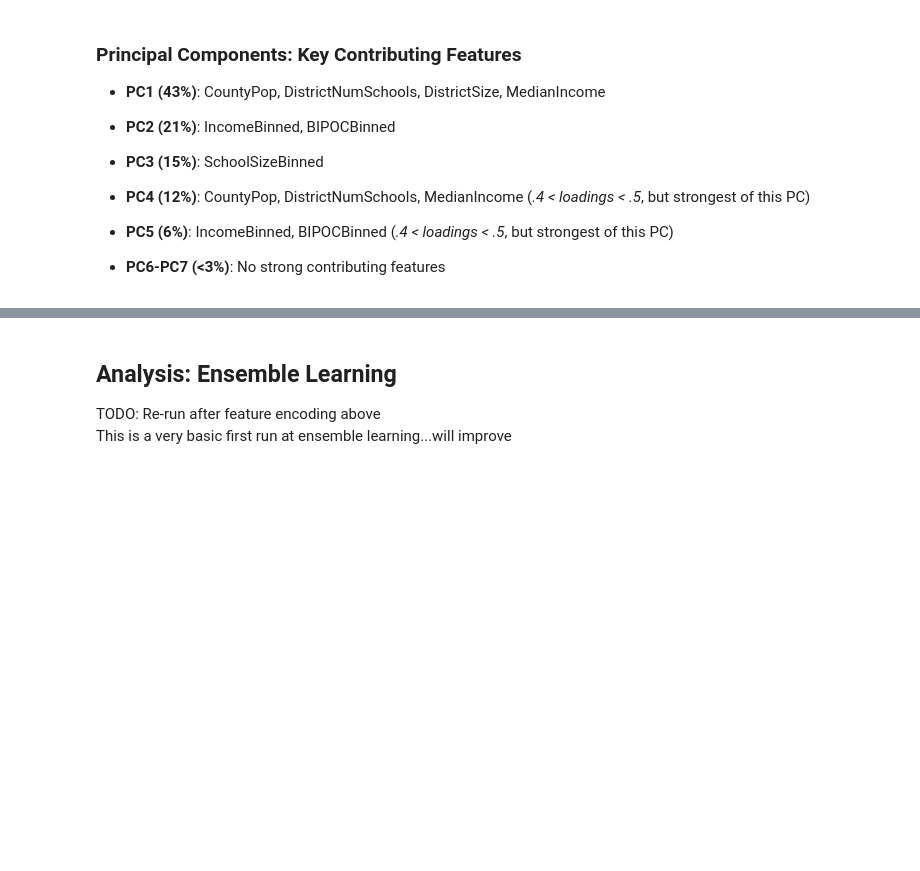
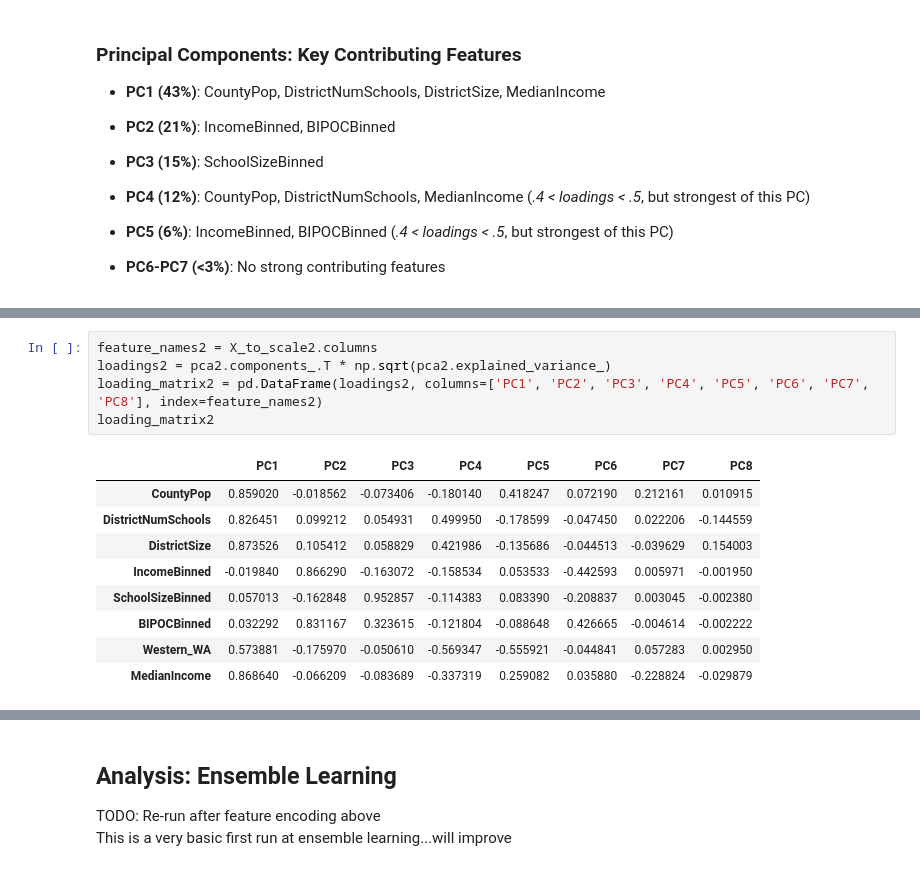
Before and after one commit to brinkbrink/WA_CS_v2, a Jupyter notebook: SchoolAnalysis.ipynb, the cells around one changed output, grey strips where cells are left out. Saved outputs shown, nothing was run; the diff lists cells and outputs as text; blank space fills up the shorter version.

```diff
--- a/SchoolAnalysis.ipynb
+++ b/SchoolAnalysis.ipynb
@@ -693,0 +697,15 @@ X_train, X_test, y_train, y_test = train_test_split(X, y, test_size=0.2, random_
+# %%
+feature_names2 = X_to_scale2.columns
+loadings2 = pca2.components_.T * np.sqrt(pca2.explained_variance_)
+loading_matrix2 = pd.DataFrame(loadings2, columns=['PC1', 'PC2', 'PC3', 'PC4', 'PC5', 'PC6', 'PC7', 'PC8'], index=feature_names2)
+loading_matrix2
+# %% [output]
+|  | PC1 | PC2 | PC3 | PC4 | PC5 | PC6 | PC7 | PC8 |
+| CountyPop | 0.859020 | -0.018562 | -0.073406 | -0.180140 | 0.418247 | 0.072190 | 0.212161 | 0.010915 |
+| DistrictNumSchools | 0.826451 | 0.099212 | 0.054931 | 0.499950 | -0.178599 | -0.047450 | 0.022206 | -0.144559 |
+| DistrictSize | 0.873526 | 0.105412 | 0.058829 | 0.421986 | -0.135686 | -0.044513 | -0.039629 | 0.154003 |
+| IncomeBinned | -0.019840 | 0.866290 | -0.163072 | -0.158534 | 0.053533 | -0.442593 | 0.005971 | -0.001950 |
+| SchoolSizeBinned | 0.057013 | -0.162848 | 0.952857 | -0.114383 | 0.083390 | -0.208837 | 0.003045 | -0.002380 |
+| BIPOCBinned | 0.032292 | 0.831167 | 0.323615 | -0.121804 | -0.088648 | 0.426665 | -0.004614 | -0.002222 |
+| Western_WA | 0.573881 | -0.175970 | -0.050610 | -0.569347 | -0.555921 | -0.044841 | 0.057283 | 0.002950 |
+| MedianIncome | 0.868640 | -0.066209 | -0.083689 | -0.337319 | 0.259082 | 0.035880 | -0.228824 | -0.029879 |
```
Also changed, not shown: parts of 23 cells of this notebook.
